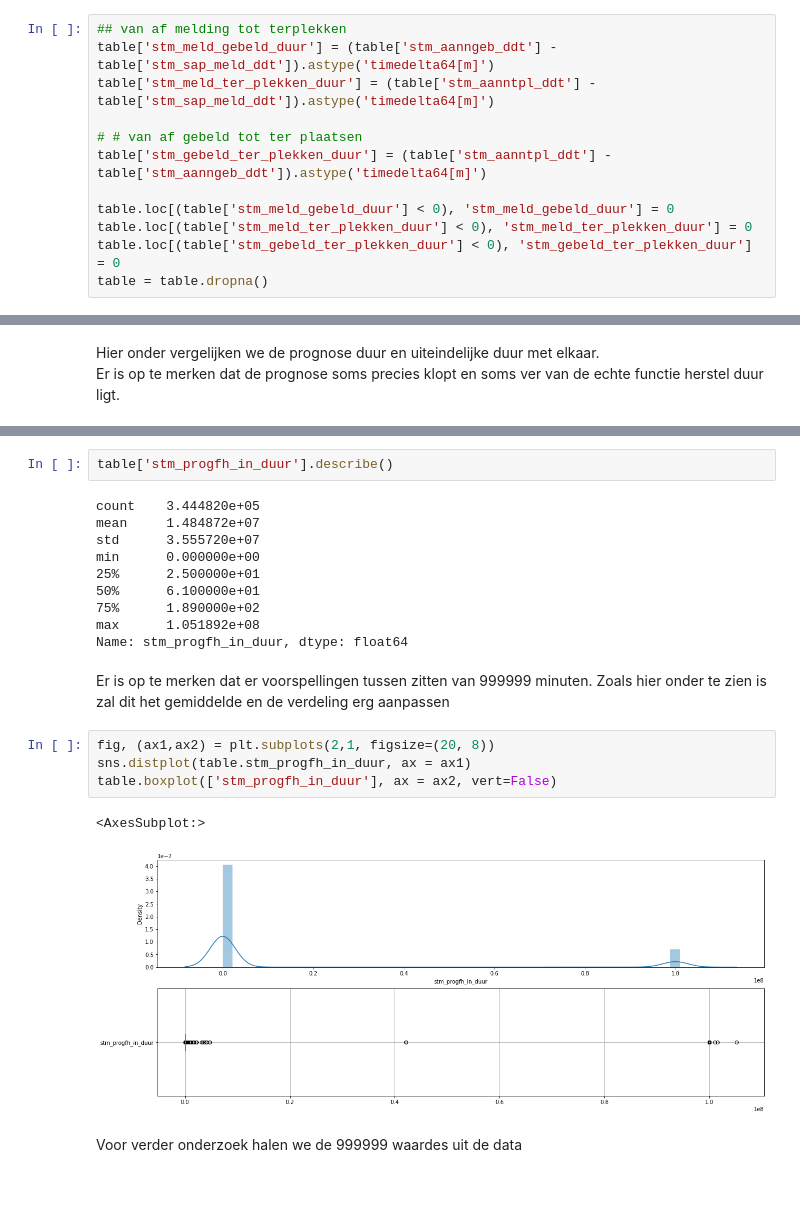
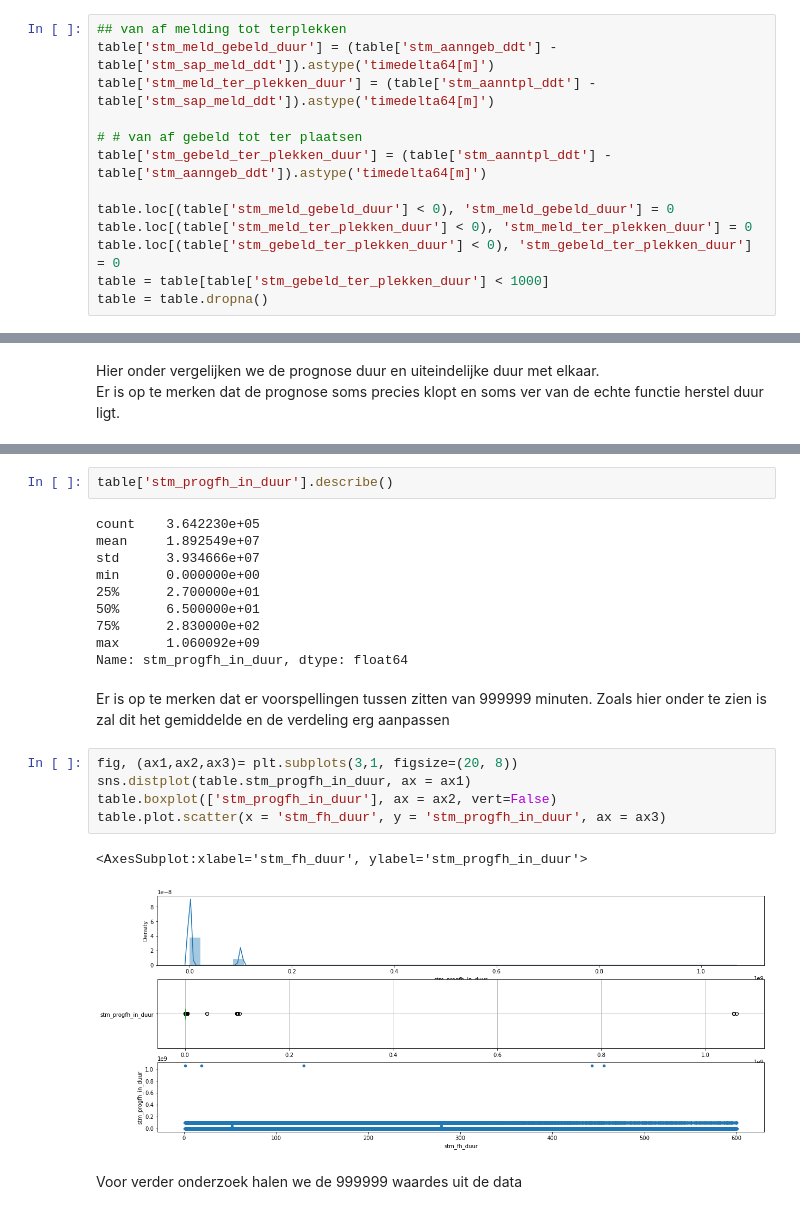
Before and after one commit to pebro18/2021-AI-DDB-V2A-PG1, a Jupyter notebook: 2.Data_Understanding.ipynb, the cells around one changed output, grey strips where cells are left out. Cells and saved outputs as stored; diff of their text form; blank space fills up the shorter version.

```diff
--- a/2.Data_Understanding.ipynb
+++ b/2.Data_Understanding.ipynb
@@ -556,5 +558,6 @@ table['stm_gebeld_ter_plekken_duur'] = (table['stm_aanntpl_ddt'] - table['stm_aa
 table.loc[(table['stm_meld_gebeld_duur'] < 0), 'stm_meld_gebeld_duur'] = 0
 table.loc[(table['stm_meld_ter_plekken_duur'] < 0), 'stm_meld_ter_plekken_duur'] = 0
 table.loc[(table['stm_gebeld_ter_plekken_duur'] < 0), 'stm_gebeld_ter_plekken_duur'] = 0
+table = table[table['stm_gebeld_ter_plekken_duur'] < 1000]
 table = table.dropna()
 # %%
@@ -641,24 +644,25 @@ table[['stm_progfh_in_duur', 'stm_fh_duur']].sample(5, random_state=2)
 # %%
 table['stm_progfh_in_duur'].describe()
 # %% [output]
-count    3.444820e+05
-mean     1.484872e+07
-std      3.555720e+07
+count    3.642230e+05
+mean     1.892549e+07
+std      3.934666e+07
 min      0.000000e+00
-25%      2.500000e+01
-50%      6.100000e+01
-75%      1.890000e+02
-max      1.051892e+08
+25%      2.700000e+01
+50%      6.500000e+01
+75%      2.830000e+02
+max      1.060092e+09
 Name: stm_progfh_in_duur, dtype: float64
 # %% [markdown]
 Er is op te merken dat er voorspellingen tussen zitten van 999999 minuten. Zoals hier onder te zien is zal dit het gemiddelde en de verdeling erg aanpassen
 # %%
-fig, (ax1,ax2) = plt.subplots(2,1, figsize=(20, 8))
+fig, (ax1,ax2,ax3)= plt.subplots(3,1, figsize=(20, 8))
 sns.distplot(table.stm_progfh_in_duur, ax = ax1)
 table.boxplot(['stm_progfh_in_duur'], ax = ax2, vert=False)
+table.plot.scatter(x = 'stm_fh_duur', y = 'stm_progfh_in_duur', ax = ax3)
 # %% [output]
-<AxesSubplot:>
+<AxesSubplot:xlabel='stm_fh_duur', ylabel='stm_progfh_in_duur'>
-[figure, old version]
+[figure, new version]
 # %% [markdown]
 Voor verder onderzoek halen we de 999999 waardes uit de data
 # %%
```
Also changed, not shown: parts of 113 cells of this notebook.
